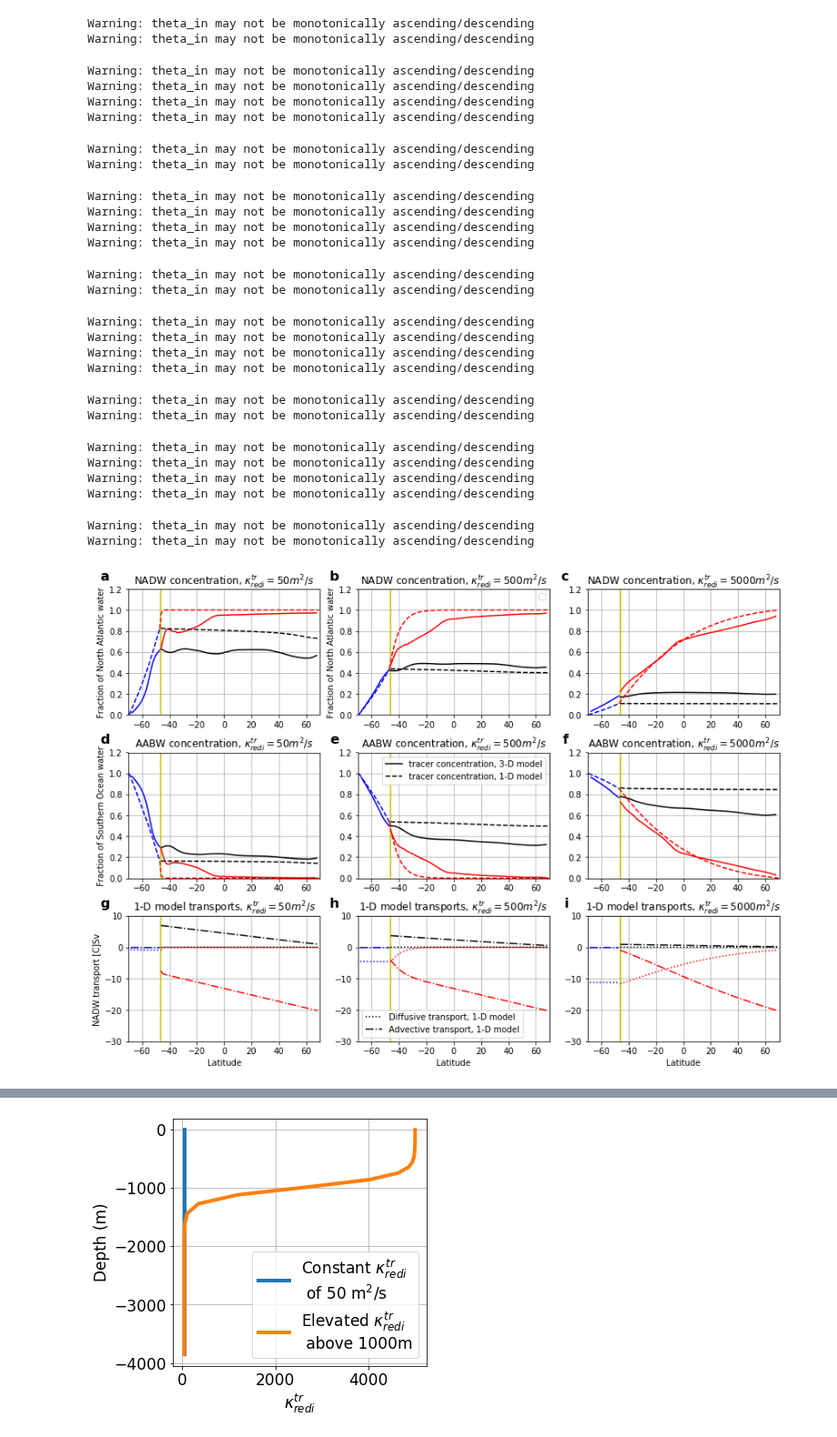
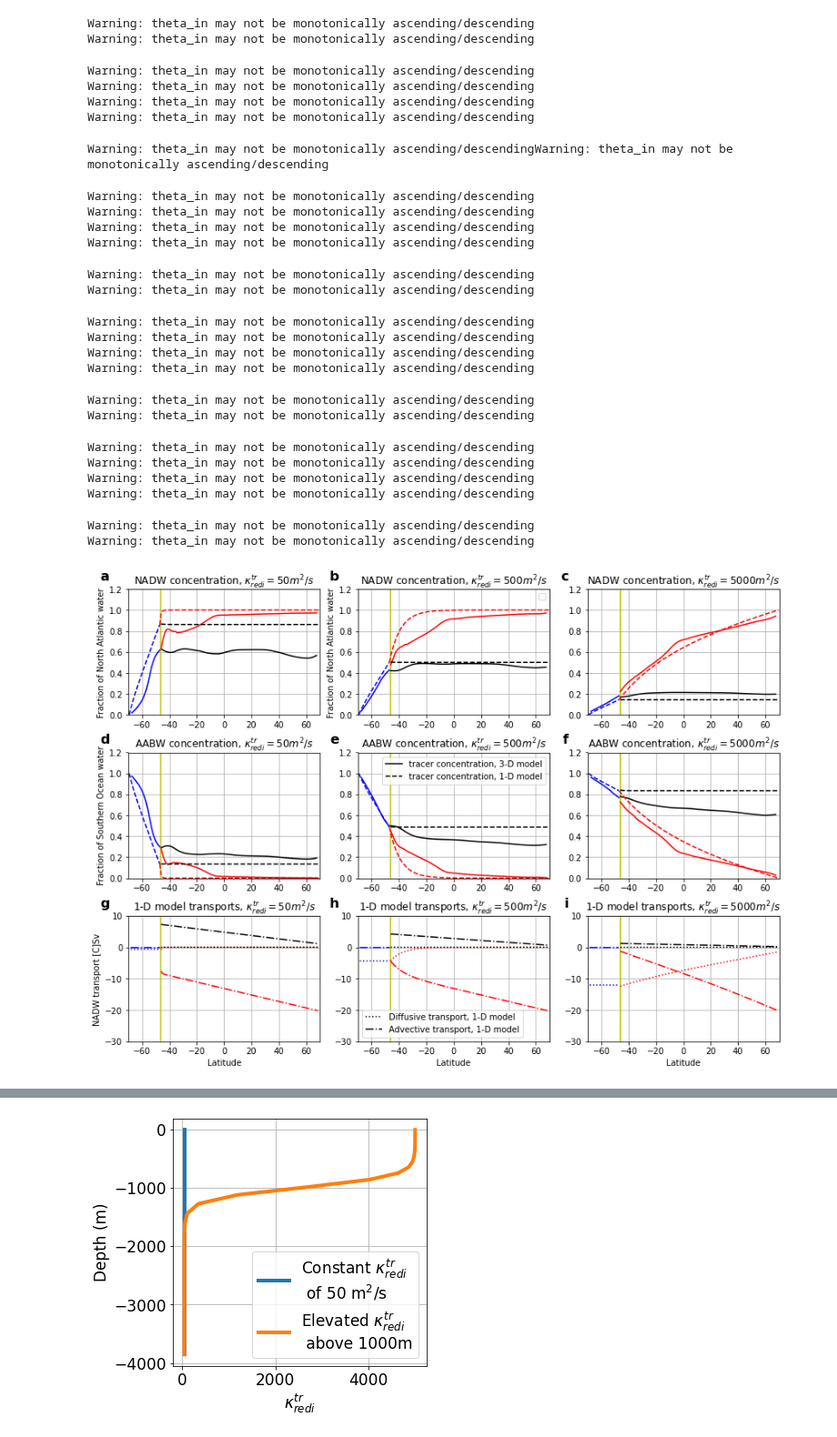
Before and after one commit to anthony-meza/test_age_framework, a Jupyter notebook: redi_theory.ipynb, the cells around one changed output, grey strips where cells are left out. Shown at 91% size. Cells and saved outputs as stored; diff of their text form; code cells hidden in the pictures.

```diff
--- a/redi_theory.ipynb
+++ b/redi_theory.ipynb
@@ -41,6 +41,9 @@ datadir='tracers_mod_LGM/LGM5000'
 iters=range(64800000,64850000,150000)
 prefixes=['tracer1','tracer2']
 dsLGM5000=xmitgcm.open_mdsdataset(datadir,prefix=prefixes,iters=iters)
+# %%
+La = ds50.dxC[:,141:].sum('XG').values
+Lp = ds50.dxC[:,0:140].sum('XG').values
 # %%
 fig = plt.figure(figsize=(7,10))
 plt.subplot(3, 1, 1)
@@ -220,26 +225,27 @@ C5000,Cpac5000,iso_diff_atl5000,mer_adv_atl5000,iso_diff_pac5000,mer_adv_pac5000
 # %%
 #modern vert
 import redi_analytical as ra
+La[0:chanloc]=ds50.dxC[0:chanloc,:].sum('XG').values
 modelh=(4000-1000*(np.tanh((np.arange(0,144)-14)/5)+1)/2-100)
 modelkappa=-1000*(np.tanh((np.arange(0,144)-39)/2)+1)/2+1500
 ntime=540000
 chanloc=24
-vatl_in=vatl/5000000
-vpac_in=vpac/10000000
+vatl_in=vatl
+vpac_in=vpac
 vpac_in[vpac_in<0]=0
-vatl_in[0:chanloc]=vatl[0:chanloc]/15000000
-Cn,Cpacn,iso_diff_atln,mer_adv_atln,iso_diff_pacn,mer_adv_pacn=ra.redi_analytical(ds50,modelkappa,chanloc,vatl_in,vpac_in,modelh,ntime,0.01)
+vatl_in[0:chanloc]=vatl[0:chanloc]
+Cn,Cpacn,iso_diff_atln,mer_adv_atln,iso_diff_pacn,mer_adv_pacn=ra.redi_analytical(ds50,modelkappa,chanloc,vatl_in,vpac_in,La,Lp,modelh,ntime,10**-9)
 
 modelh=(4000-1000*(np.tanh((np.arange(0,144)-14)/5)+1)/2-100)
 #modelkappa=-2450*(np.tanh((np.arange(0,144)-19)/5)+1)/2+2500
 modelkappa=-1000*(np.tanh((np.arange(0,144)-14)/2)+1)/2+1500
 ntime=540000
 chanloc=24
-vatl_in=vatl/5000000
-vpac_in=vpac/10000000
+vatl_in=vatl
+vpac_in=vpac
 vpac_in[vpac_in<0]=0
-vatl_in[0:chanloc]=vatl[0:chanloc]/15000000
-Cf,Cpacf,iso_diff_atlf,mer_adv_atlf,iso_diff_pacf,mer_adv_pacf=ra.redi_analytical(ds50,modelkappa,chanloc,vatl_in,vpac_in,modelh,ntime,0.01)
+vatl_in[0:chanloc]=vatl[0:chanloc]
+Cf,Cpacf,iso_diff_atlf,mer_adv_atlf,iso_diff_pacf,mer_adv_pacf=ra.redi_analytical(ds50,modelkappa,chanloc,vatl_in,vpac_in,La,Lp,modelh,ntime,10**-8)
 # %%
 #modern AABW
 import redi_analytical as ra
@@ -436,12 +444,12 @@ plt.subplot(3,3,7)
 ax=plt.gca()
 ax.axvline(ds50.YC[chanloc],c='y')
 modelh=(4000-1000*(np.tanh((np.arange(0,144)-14)/5)+1)/2-100)
-plt.plot(ds50.YC[chanloc:-1],iso_diff_atl50[chanloc-1:]*5000000/10**6,'r:')
-plt.plot(ds50.YC[chanloc:-1],mer_adv_atl50[chanloc-1:]*5000000/10**6,'r-.')
-plt.plot(ds50.YC[1:chanloc],iso_diff_atl50[0:chanloc-1]*15000000/10**6,'b:')
-plt.plot(ds50.YC[1:chanloc],mer_adv_atl50[0:chanloc-1]*15000000/10**6,'b-.')
-plt.plot(ds50.YC[chanloc:-1],iso_diff_pac50[chanloc-1:]*10000000/10**6,'k:')
-plt.plot(ds50.YC[chanloc:-1],mer_adv_pac50[chanloc-1:]*10000000/10**6,'k-.')
+plt.plot(ds50.YC[chanloc:-1],iso_diff_atl50[chanloc-1:]/10**6,'r:')
+plt.plot(ds50.YC[chanloc:-1],mer_adv_atl50[chanloc-1:]/10**6,'r-.')
+plt.plot(ds50.YC[1:chanloc],iso_diff_atl50[0:chanloc-1]/10**6,'b:')
+plt.plot(ds50.YC[1:chanloc],mer_adv_atl50[0:chanloc-1]/10**6,'b-.')
+plt.plot(ds50.YC[chanloc:-1],iso_diff_pac50[chanloc-1:]/10**6,'k:')
+plt.plot(ds50.YC[chanloc:-1],mer_adv_pac50[chanloc-1:]/10**6,'k-.')
 plt.ylim(-30,10)
 plt.xlim(-70,70)
 plt.grid(True)
@@ -458,12 +466,12 @@ plt.subplot(3,3,8)
 ax=plt.gca()
 ax.axvline(ds50.YC[chanloc],c='y')
 modelh=(4000-1000*(np.tanh((np.arange(0,144)-14)/5)+1)/2-100)
-plt.plot(ds50.YC[chanloc:-1],iso_diff_atl500[chanloc-1:]*5000000/10**6,'r:')
-plt.plot(ds50.YC[chanloc:-1],mer_adv_atl500[chanloc-1:]*5000000/10**6,'r-.')
-plt.plot(ds50.YC[1:chanloc],iso_diff_atl500[0:chanloc-1]*15000000/10**6,'b:')
-plt.plot(ds50.YC[1:chanloc],mer_adv_atl500[0:chanloc-1]*15000000/10**6,'b-.')
-plt.plot(ds50.YC[chanloc:-1],iso_diff_pac500[chanloc-1:]*10000000/10**6,'k:')
-plt.plot(ds50.YC[chanloc:-1],mer_adv_pac500[chanloc-1:]*10000000/10**6,'k-.')
+plt.plot(ds50.YC[chanloc:-1],iso_diff_atl500[chanloc-1:]/10**6,'r:')
+plt.plot(ds50.YC[chanloc:-1],mer_adv_atl500[chanloc-1:]/10**6,'r-.')
+plt.plot(ds50.YC[1:chanloc],iso_diff_atl500[0:chanloc-1]/10**6,'b:')
+plt.plot(ds50.YC[1:chanloc],mer_adv_atl500[0:chanloc-1]/10**6,'b-.')
+plt.plot(ds50.YC[chanloc:-1],iso_diff_pac500[chanloc-1:]/10**6,'k:')
+plt.plot(ds50.YC[chanloc:-1],mer_adv_pac500[chanloc-1:]/10**6,'k-.')
 plt.ylim(-30,10)
 plt.xlim(-70,70)
 plt.grid(True)
@@ -484,12 +492,12 @@ plt.subplot(3,3,9)
 ax=plt.gca()
 ax.axvline(ds50.YC[chanloc],c='y')
 modelh=(4000-1000*(np.tanh((np.arange(0,144)-14)/5)+1)/2-100)
-plt.plot(ds50.YC[chanloc:-1],iso_diff_atl5000[chanloc-1:]*5000000/10**6,'r:')
-plt.plot(ds50.YC[chanloc:-1],mer_adv_atl5000[chanloc-1:]*5000000/10**6,'r-.')
-plt.plot(ds50.YC[1:chanloc],iso_diff_atl5000[0:chanloc-1]*15000000/10**6,'b:')
-plt.plot(ds50.YC[1:chanloc],mer_adv_atl5000[0:chanloc-1]*15000000/10**6,'b-.')
-plt.plot(ds50.YC[chanloc:-1],iso_diff_pac5000[chanloc-1:]*10000000/10**6,'k:')
-plt.plot(ds50.YC[chanloc:-1],mer_adv_pac5000[chanloc-1:]*10000000/10**6,'k-.')
+plt.plot(ds50.YC[chanloc:-1],iso_diff_atl5000[chanloc-1:]/10**6,'r:')
+plt.plot(ds50.YC[chanloc:-1],mer_adv_atl5000[chanloc-1:]/10**6,'r-.')
+plt.plot(ds50.YC[1:chanloc],iso_diff_atl5000[0:chanloc-1]/10**6,'b:')
+plt.plot(ds50.YC[1:chanloc],mer_adv_atl5000[0:chanloc-1]/10**6,'b-.')
+plt.plot(ds50.YC[chanloc:-1],iso_diff_pac5000[chanloc-1:]/10**6,'k:')
+plt.plot(ds50.YC[chanloc:-1],mer_adv_pac5000[chanloc-1:]/10**6,'k-.')
 plt.ylim(-30,10)
 plt.xlim(-70,70)
 plt.grid(True)
@@ -525,22 +532,22 @@ Warning: theta_in may not be monotonically ascending/descending
 Warning: theta_in may not be monotonically ascending/descending
 Warning: theta_in may not be monotonically ascending/descending
 Warning: theta_in may not be monotonically ascending/descending
 Warning: theta_in may not be monotonically ascending/descending
 Warning: theta_in may not be monotonically ascending/descending
 Warning: theta_in may not be monotonically ascending/descending
 Warning: theta_in may not be monotonically ascending/descending
 Warning: theta_in may not be monotonically ascending/descending
 Warning: theta_in may not be monotonically ascending/descending
 Warning: theta_in may not be monotonically ascending/descending
 Warning: theta_in may not be monotonically ascending/descending
 Warning: theta_in may not be monotonically ascending/descending
 Warning: theta_in may not be monotonically ascending/descending
 Warning: theta_in may not be monotonically ascending/descending
 Warning: theta_in may not be monotonically ascending/descending
 Warning: theta_in may not be monotonically ascending/descending
 Warning: theta_in may not be monotonically ascending/descending
 Warning: theta_in may not be monotonically ascending/descending
-[figure, old version]
+[figure, new version]
 # %%
 #for vert
 plt.figure(figsize=(14,7))
```
Also changed, not shown: parts of 7 cells of this notebook, 2 other files.
